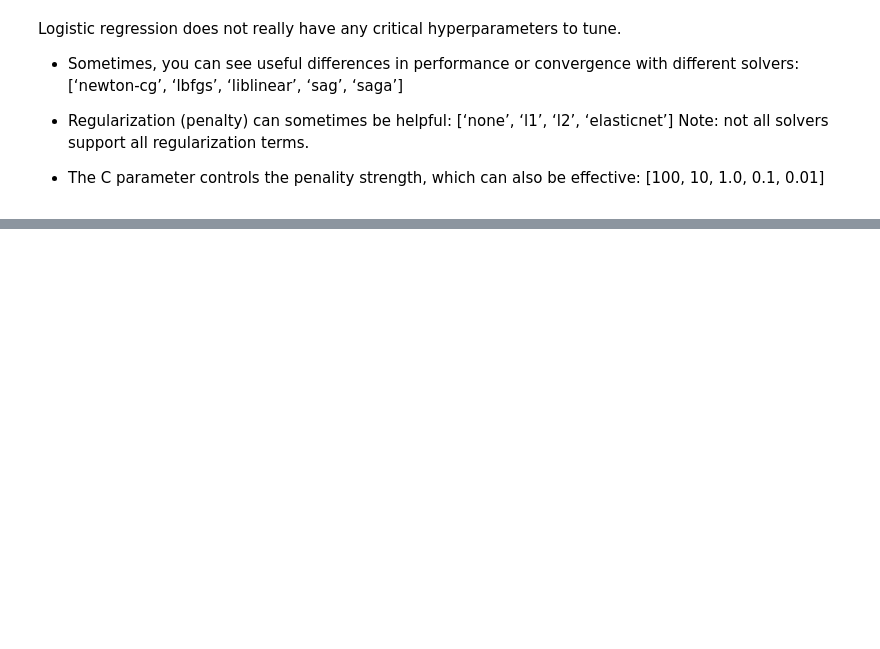
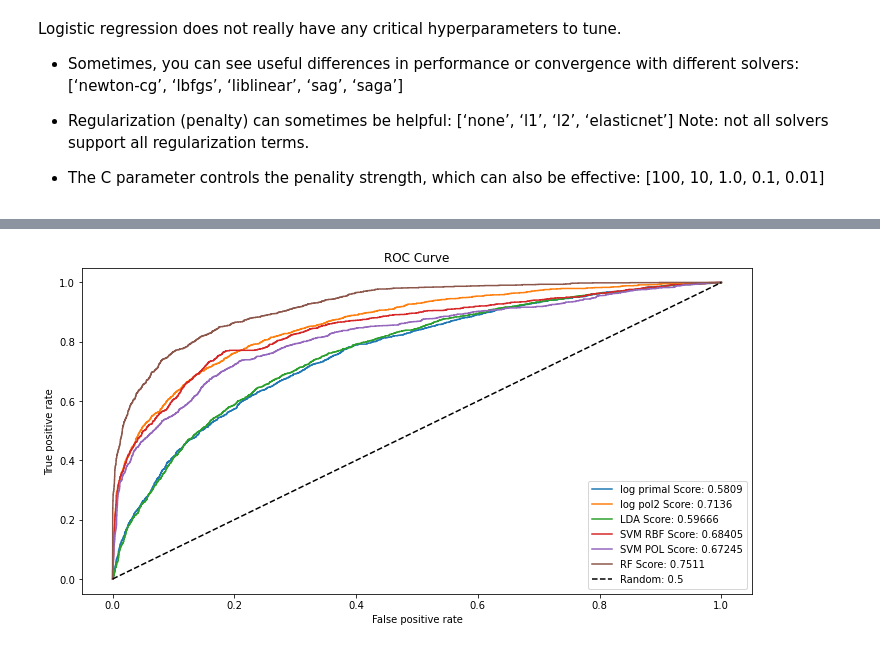
Before and after one commit to rmarinplana/personalProjects, a Jupyter notebook: churn.ipynb, the cells around one changed output, grey strips where cells are left out. Saved outputs shown, nothing was run; the diff lists cells and outputs as text; code cells hidden in the pictures; blank space fills up the shorter version.

Commit message:
Add model selection and evaluation to churn.ipynb

```diff
--- a/churn.ipynb
+++ b/churn.ipynb
@@ -346,0 +404,6 @@ Test Score:  0.812
+# %%
+# Fit SVM with RBF Kernel
+param_grid = {'C': [0.5, 10, 100, 150], 'gamma': [0.1, 0.01, 0.001],'kernel': ['rbf'], "probability":[True]}
+SVM_grid = GridSearchCV(SVC(), param_grid, cv=3, verbose=0)
+SVM_grid.fit(X_train, y_train)
+best_model(SVM_grid)
@@ -346,0 +425,7 @@ Test Score:  0.812
+# %%
+# Fit SVM with pol kernel
+param_grid = {'C': [0.5, 1, 10, 50, 100], 'gamma': [0.1, 0.01, 0.001],'kernel': ['poly'],'degree':[2,3],
+"probability":[True]}
+SVM_pol_grid = GridSearchCV(SVC(), param_grid, cv=3, verbose=0)
+SVM_pol_grid.fit(X_train, y_train)
+best_model(SVM_grid)
@@ -346,0 +449,7 @@ Test Score:  0.812
+# %%
+# Fit random forest classifier
+param_grid = {'max_depth': [3, 5, 6, 7, 8], 'max_features': [2, 4, 6, 7, 8, 9],
+'n_estimators':[50, 100],'min_samples_split': [3, 5, 6, 7]}
+RF_grid = GridSearchCV(RandomForestClassifier(), param_grid, cv=5, verbose=0)
+RF_grid.fit(X_train, y_train)
+best_model(RF_grid)
@@ -346,0 +471,24 @@ Test Score:  0.812
+# %%
+auc_log_primal, fpr_log_primal, tpr_log_primal = get_auc_scores(y_train, log_primal_grid.predict(X_train), log_primal_grid.predict_proba(X_train)[:,1])
+auc_log_pol2, fpr_log_pol2, tpr_log_pol2 = get_auc_scores(y_train, log_pol2_grid.predict(X_train_pol2), log_pol2_grid.predict_proba(X_train_pol2)[:,1])
+auc_LDA, fpr_LDA, tpr_LDA = get_auc_scores(y_train, LDA_grid.predict(X_train), LDA_grid.predict_proba(X_train)[:,1])
+auc_SVM, fpr_SVM, tpr_SVM = get_auc_scores(y_train, SVM_grid.predict(X_train), SVM_grid.predict_proba(X_train)[:,1])
+auc_SVM_pol, fpr_SVM_pol, tpr_SVM_pol = get_auc_scores(y_train, SVM_pol_grid.predict(X_train), SVM_pol_grid.predict_proba(X_train)[:,1])
+auc_RF, fpr_RF, tpr_RF = get_auc_scores(y_train, RF_grid.predict(X_train), RF_grid.predict_proba(X_train)[:,1])
+# %%
+plt.figure(figsize = (12,6), linewidth= 1)
+plt.plot(fpr_log_primal, tpr_log_primal, label = 'log primal Score: ' + str(round(auc_log_primal, 5)))
+plt.plot(fpr_log_pol2, tpr_log_pol2, label = 'log pol2 Score: ' + str(round(auc_log_pol2, 5)))
+plt.plot(fpr_LDA, tpr_LDA, label = 'LDA Score: ' + str(round(auc_LDA, 5)))
+plt.plot(fpr_SVM, tpr_SVM, label = 'SVM RBF Score: ' + str(round(auc_SVM, 5)))
+plt.plot(fpr_SVM_pol, tpr_SVM_pol, label = 'SVM POL Score: ' + str(round(auc_SVM_pol, 5)))
+plt.plot(fpr_RF, tpr_RF, label = 'RF Score: ' + str(round(auc_RF, 5)))
+plt.plot([0,1], [0,1], 'k--', label = 'Random: 0.5')
+plt.xlabel('False positive rate')
+plt.ylabel('True positive rate')
+plt.title('ROC Curve')
+plt.legend(loc='best')
+#plt.savefig('roc_results_ratios.png')
+plt.show()
+# %% [output]
+[figure, added]
```
Also changed, not shown: parts of 18 cells of this notebook.
